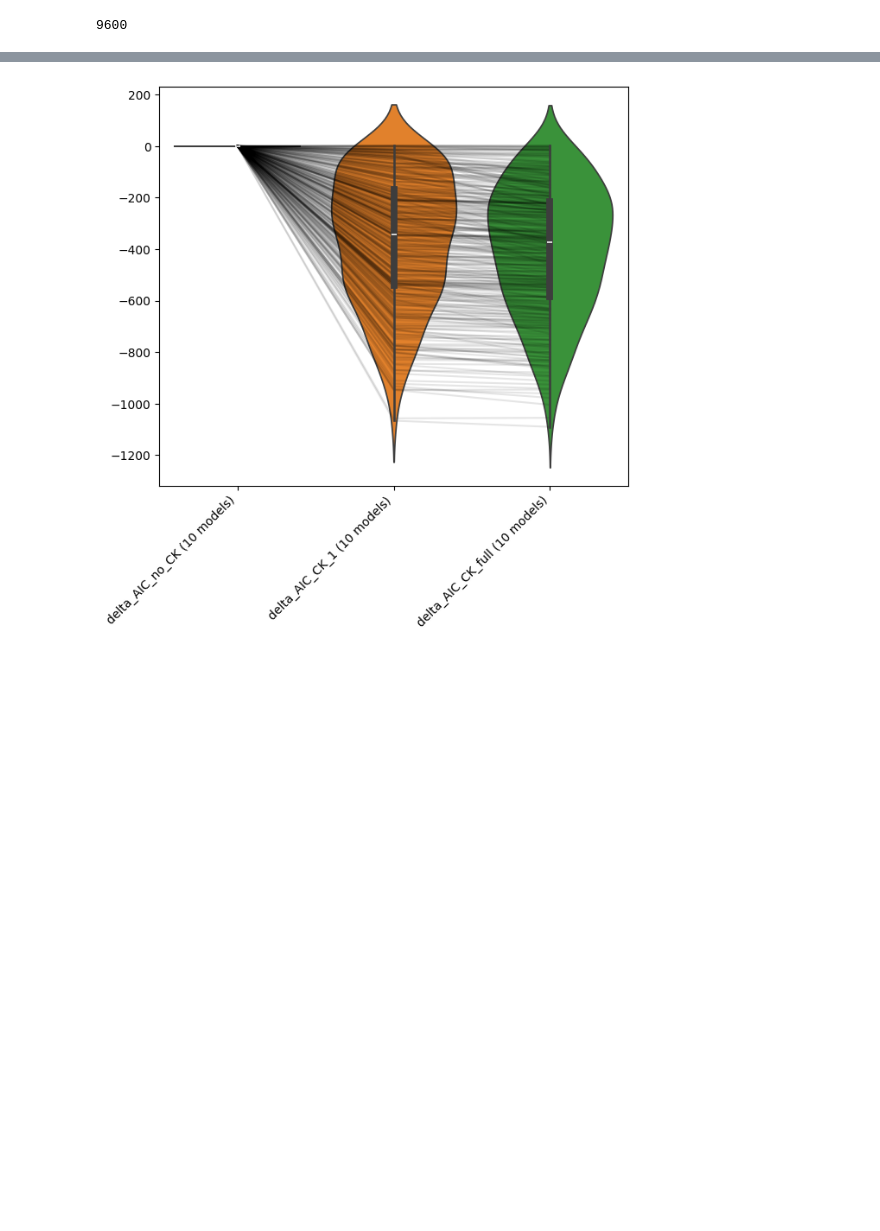
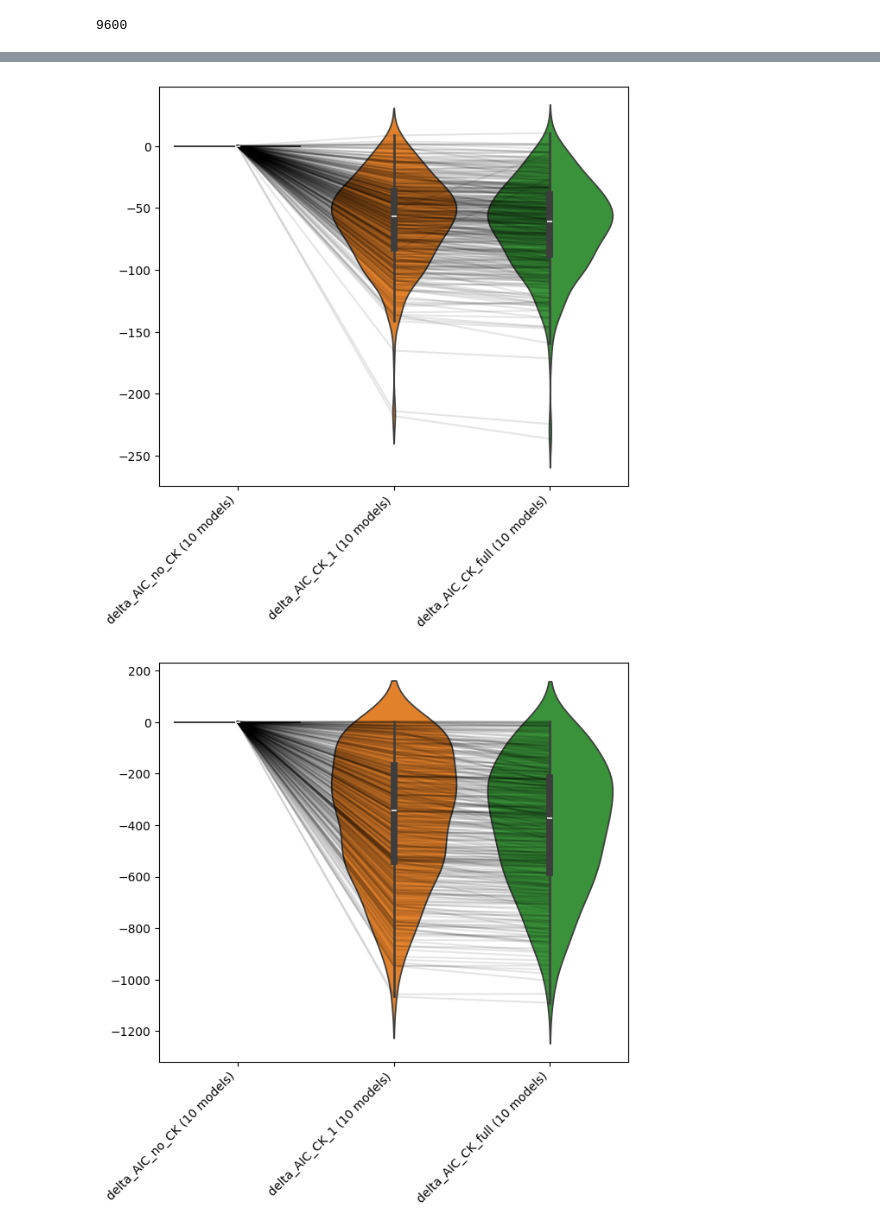
Before and after one commit to AllenNeuralDynamics/aind-dynamic-foraging-population-analysis, a Jupyter notebook: notebooks/demo_RL_models.ipynb, the cells around one changed output, grey strips where cells are left out. Saved outputs shown, nothing was run; the diff lists cells and outputs as text; code cells hidden in the pictures; blank space fills up the shorter version.

```diff
--- a/notebooks/demo_RL_models.ipynb
+++ b/notebooks/demo_RL_models.ipynb
@@ -189,6 +186,23 @@ def plot_comparison_group(df_grouped, ax):
 
     sns.violinplot(df_grouped, density_norm='width', ax=ax)
     _ = ax.set_xticklabels(ax.get_xticklabels(), rotation=45, ha='right')
+# %%
+session_keys = ["subject_id", "session_date"]
+
+# Given a dictionary of to_compare, group all model names in each list of agents (compute mean within each group), and do paired test across groups
+to_compare = {"no_CK": df_foragers.query("choice_kernel == 'none'").agent_alias,
+              "CK_1": df_foragers.query("choice_kernel == 'one_step'").agent_alias,
+              "CK_full": df_foragers.query("choice_kernel == 'full'").agent_alias}
+baseline_group = "no_CK"
+metric = "AIC"
+
+df = df_model_fitting_30_filtered.copy()
+df_grouped = compute_grouped_metrics(df, to_compare, baseline_group, metric)
+
+fig, ax = plt.subplots(figsize=(7, 6))
+plot_comparison_group(df_grouped, ax)
+# %% [output]
+[figure, added]
 # %%
 session_keys = ["subject_id", "session_date"]
 
```
Also changed, not shown: parts of 15 cells of this notebook.
